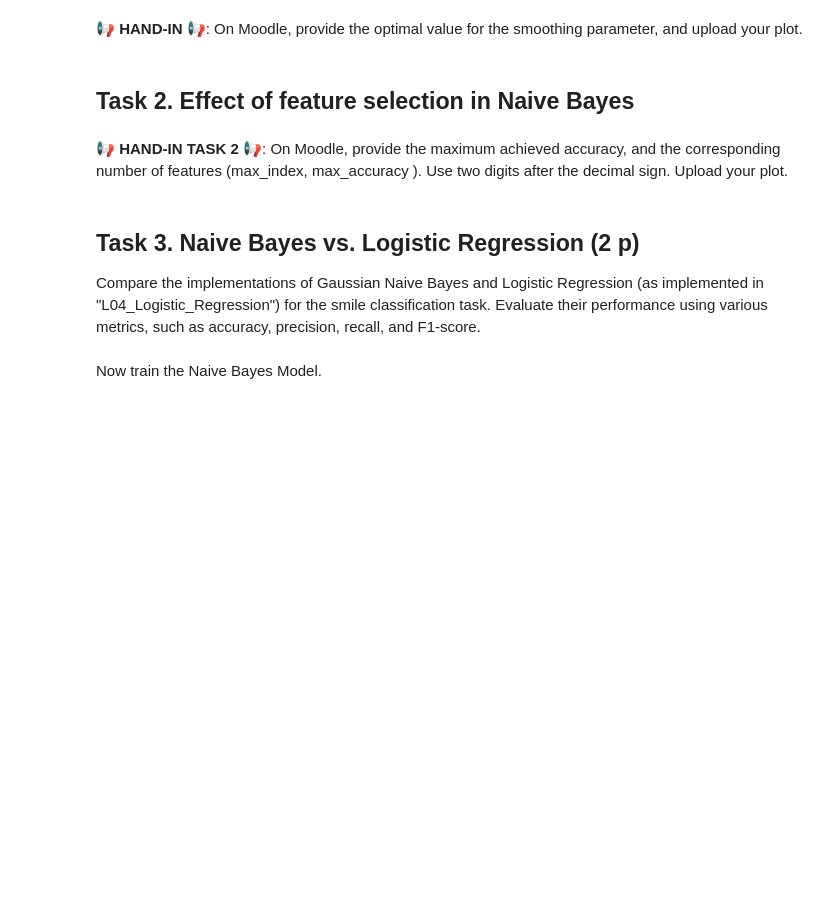
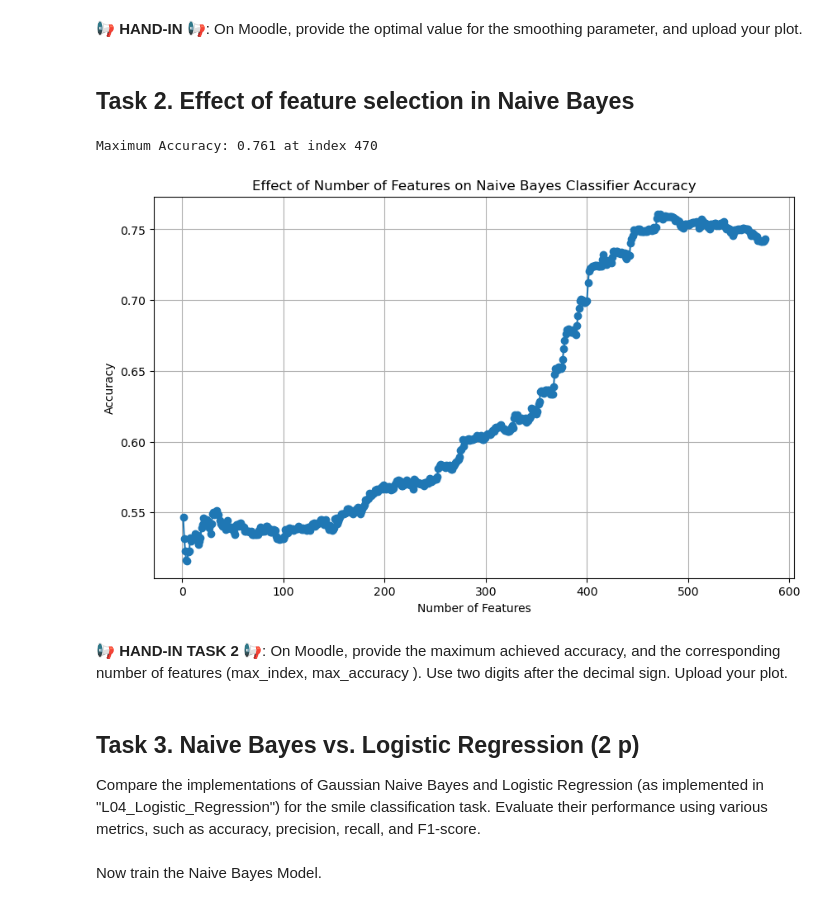
Before and after one commit to michamettler/zhaw-mldm, a Jupyter notebook: L10/L10_GenerativeModels_Assignment.ipynb, the cells around one changed output. Saved outputs shown, nothing was run; the diff lists cells and outputs as text; code cells hidden in the pictures; blank space fills up the shorter version.

```diff
--- a/L10/L10_GenerativeModels_Assignment.ipynb
+++ b/L10/L10_GenerativeModels_Assignment.ipynb
@@ -127,8 +146,16 @@ Your task: Using the provided training and test data, experiment with how the si
 smoothing_values = [1e-9, 1e-8, 1e-7, 1e-6, 1e-5, 1e-4, 1e-3, 1e-2, 1e-1, 1]
 accuracies = []
 
-#TODO: Create the loop for training and evaluating the Gaussian Naive Bayes classifier with the current smoothing value
+for smoothing in smoothing_values:
+    naiveBayesClassifier = GaussianNB(var_smoothing=smoothing)
 
+    naiveBayesClassifier.fit(X_train, y_train)
+
+    y_pred = naiveBayesClassifier.predict(X_test)
+
+    # Calculate accuracy
+    accuracy = accuracy_score(y_test, y_pred)
+    accuracies.append(accuracy)
 
 # Print accuracies for each smoothing value
 for smoothing, accuracy in zip(smoothing_values, accuracies):
@@ -145,6 +172,10 @@ plt.ylabel("Accuracy")
 plt.title("Impact of Smoothing on Gaussian Naive Bayes Accuracy")
 plt.grid(True)
 plt.show()
+
+best_smoothing = smoothing_values[np.argmax(accuracies)]
+best_accuracy = max(accuracies)
+print(f"Best Smoothing: {best_smoothing:.2e}, Accuracy: {best_accuracy:.4f}")
 # %% [output]
 Smoothing: 1.00e-09, Accuracy: 0.7434
 Smoothing: 1.00e-08, Accuracy: 0.7434
@@ -165,33 +197,48 @@ On Moodle, provide the optimal value for the smoothing parameter, and upload you
 # %%
 # Function to train the Gaussian Naive Bayes model on varying number of features
 def evaluate_varying_features(trainingFaces, trainingLabels, testingFaces, testingLabels):
     num_features = trainingFaces.shape[1]
     accuracies = []
 
-    # TODO: Loop over a range of feature subsets to evaluate the effect of different features.
     # Calculate predictions for each different number features
     # (note that the maximal number of features is given by the number of pixels in the image)
 
-# Evaluate and plot the results
+    for num in range(1, num_features + 1):
+        X_train_subset = trainingFaces[:, :num]
+        X_test_subset = testingFaces[:, :num]
 
+        # Train the model
+        naiveBayesClassifier = GaussianNB()
+        naiveBayesClassifier.fit(X_train_subset, trainingLabels)
+
+        # Test the model
+        y_pred = naiveBayesClassifier.predict(X_test_subset)
+
+        # Calculate accuracy
+        accuracy = accuracy_score(testingLabels, y_pred)
+        accuracies.append((num, accuracy))
+
+    return accuracies
+
+# Find the maximum accuracy with the corresponding number of features
+accuracies = evaluate_varying_features(trainingFaces, trainingLabels, testingFaces, testingLabels)
+max_accuracy_tuple = max(accuracies, key=lambda x: x[1])
+max_index, max_accuracy = max_accuracy_tuple
 
 print(f"Maximum Accuracy: {max_accuracy:.3f} at index {max_index}")
-
 
 # Plot the accuracies against number of features used
 feature_counts, accuracy_values = zip(*accuracies)
 plt.figure(figsize=(10, 6))
 plt.plot(feature_counts, accuracy_values, marker='o')
 plt.xlabel('Number of Features')
 plt.ylabel('Accuracy')
 plt.title('Effect of Number of Features on Naive Bayes Classifier Accuracy')
 plt.grid(True)
 plt.show()
-
-# Find the maximum accuracy with the corresponding number of features
-accuracies = evaluate_varying_features(trainingFaces, trainingLabels, testingFaces, testingLabels)
-max_accuracy_tuple = max(accuracies, key=lambda x: x[1])
-max_index, max_accuracy = max_accuracy_tuple
+# %% [output]
+Maximum Accuracy: 0.761 at index 470
+[figure, added]
 # %% [markdown]
 📢 **HAND-IN TASK 2** 📢:
 On Moodle, provide the maximum achieved accuracy, and the corresponding number of features (max_index, max_accuracy ). Use two digits after the decimal sign. Upload your plot.
```
Also changed, not shown: parts of 7 cells of this notebook, 4 other files.
